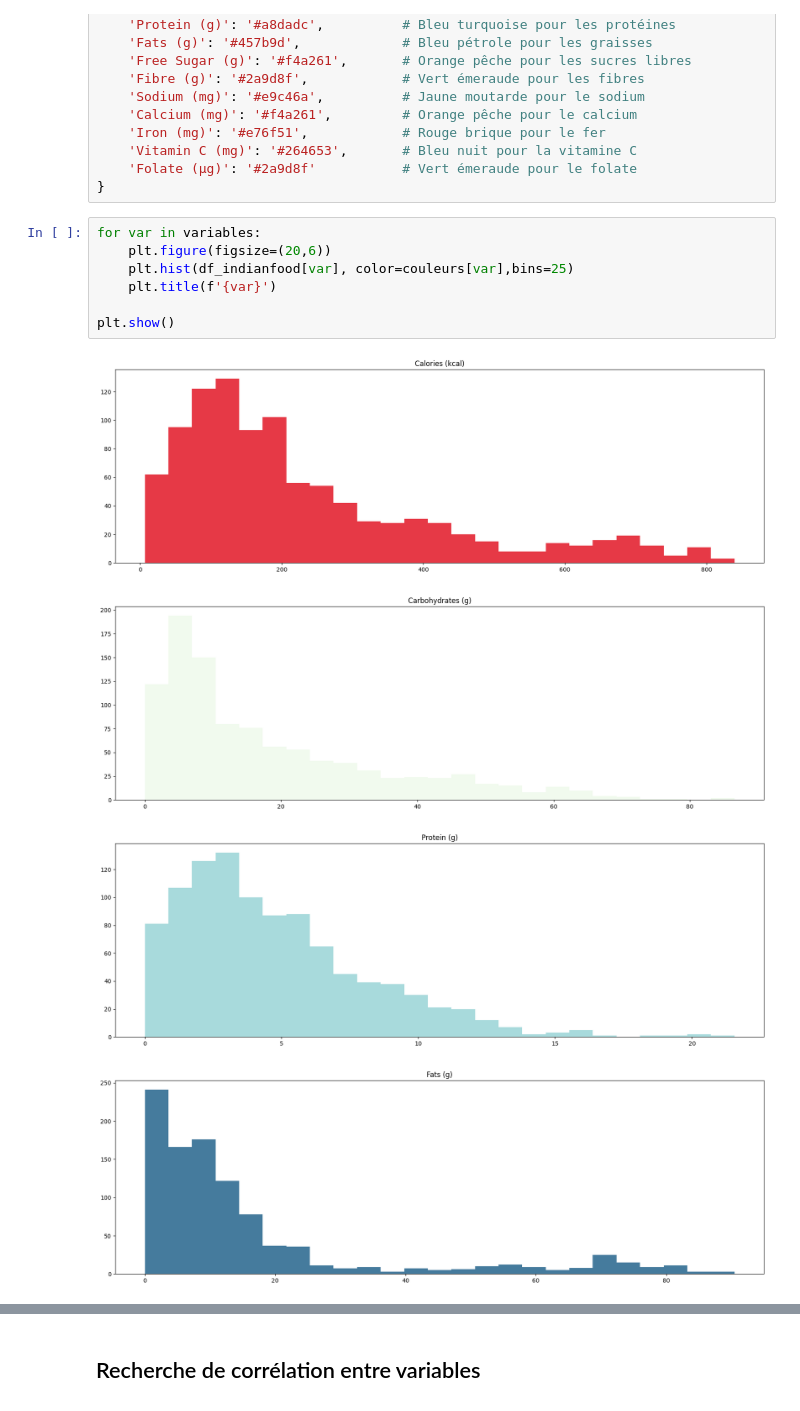
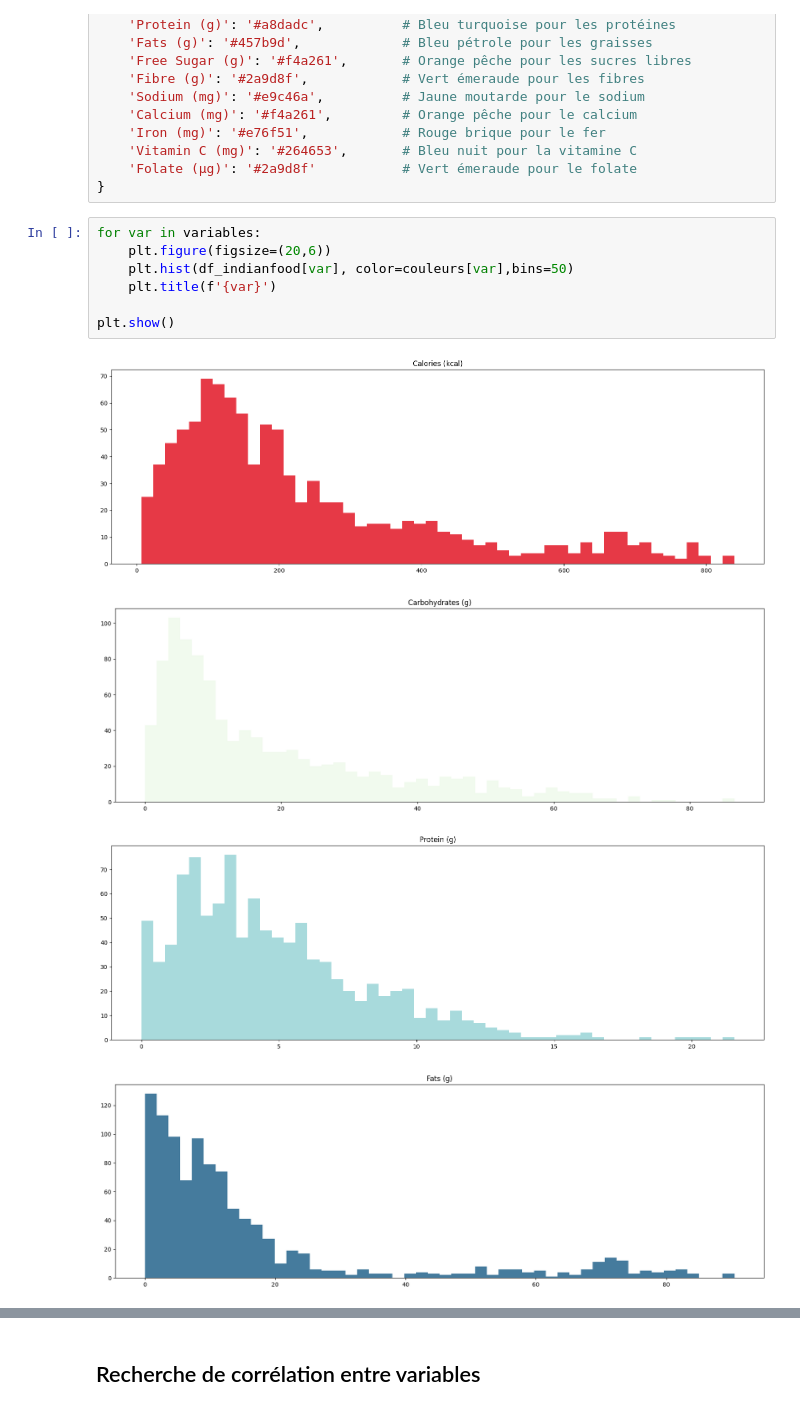
Before and after one commit to Falite/Notebooks-Jupyter, a Jupyter notebook: Réseaux Neuronaux/IndianFood.ipynb, the cells around one changed output, grey strips where cells are left out. Saved outputs shown, nothing was run; the diff lists cells and outputs as text.

Commit message:
Différents Tests sur les variables Indian Food

```diff
--- a/Réseaux Neuronaux/IndianFood.ipynb
+++ b/Réseaux Neuronaux/IndianFood.ipynb
@@ -332,12 +344,12 @@ couleurs = {
 # %%
 for var in variables:
     plt.figure(figsize=(20,6))
-    plt.hist(df_indianfood[var], color=couleurs[var],bins=25)
+    plt.hist(df_indianfood[var], color=couleurs[var],bins=50)
     plt.title(f'{var}')
 
 plt.show()
 # %% [output]
-[figure, old version]
+[figure, new version]
-[figure, old version]
+[figure, new version]
-[figure, old version]
+[figure, new version]
-[figure, old version]
+[figure, new version]
```
Also changed, not shown: parts of 8 cells of this notebook.
